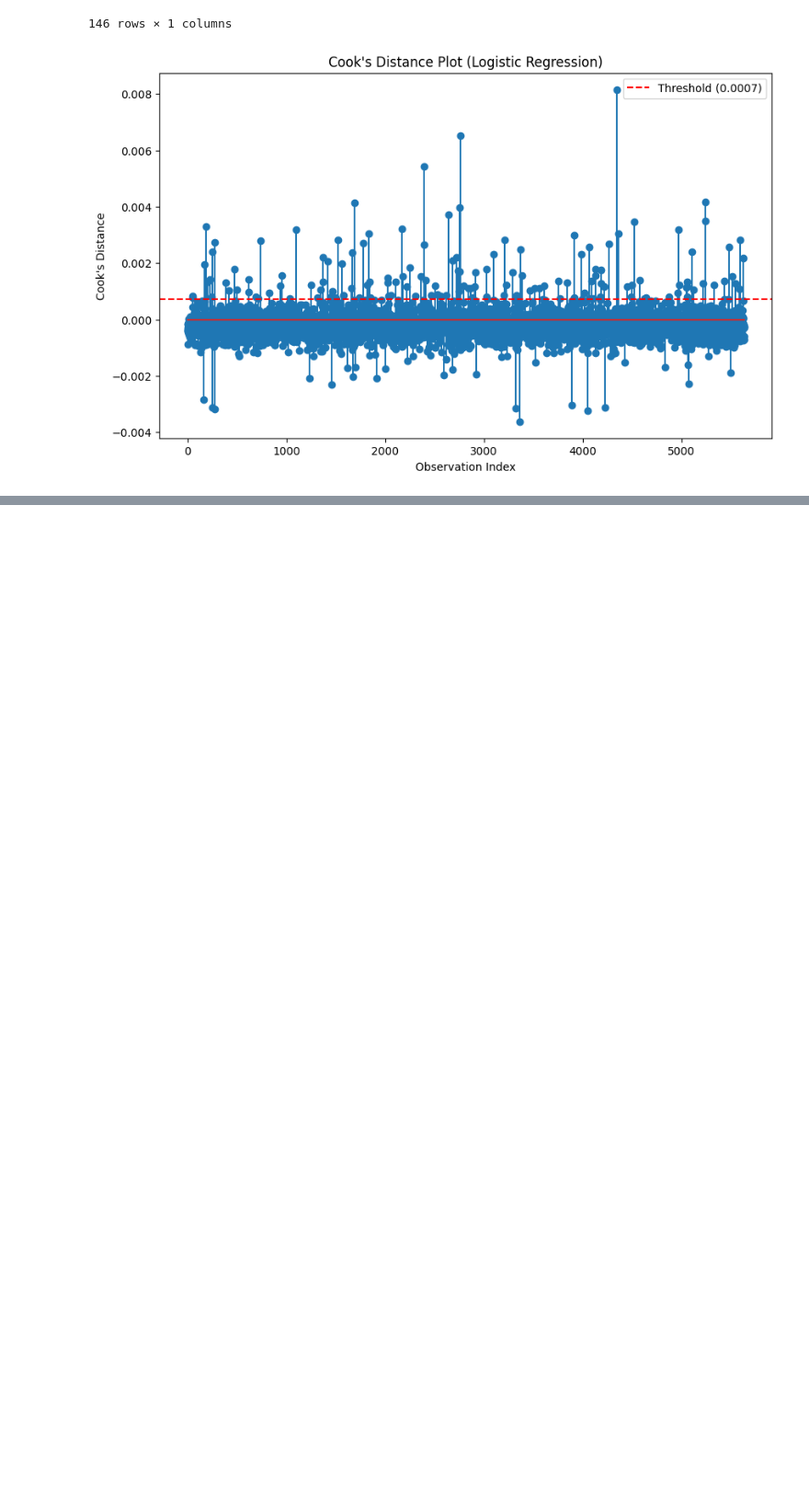
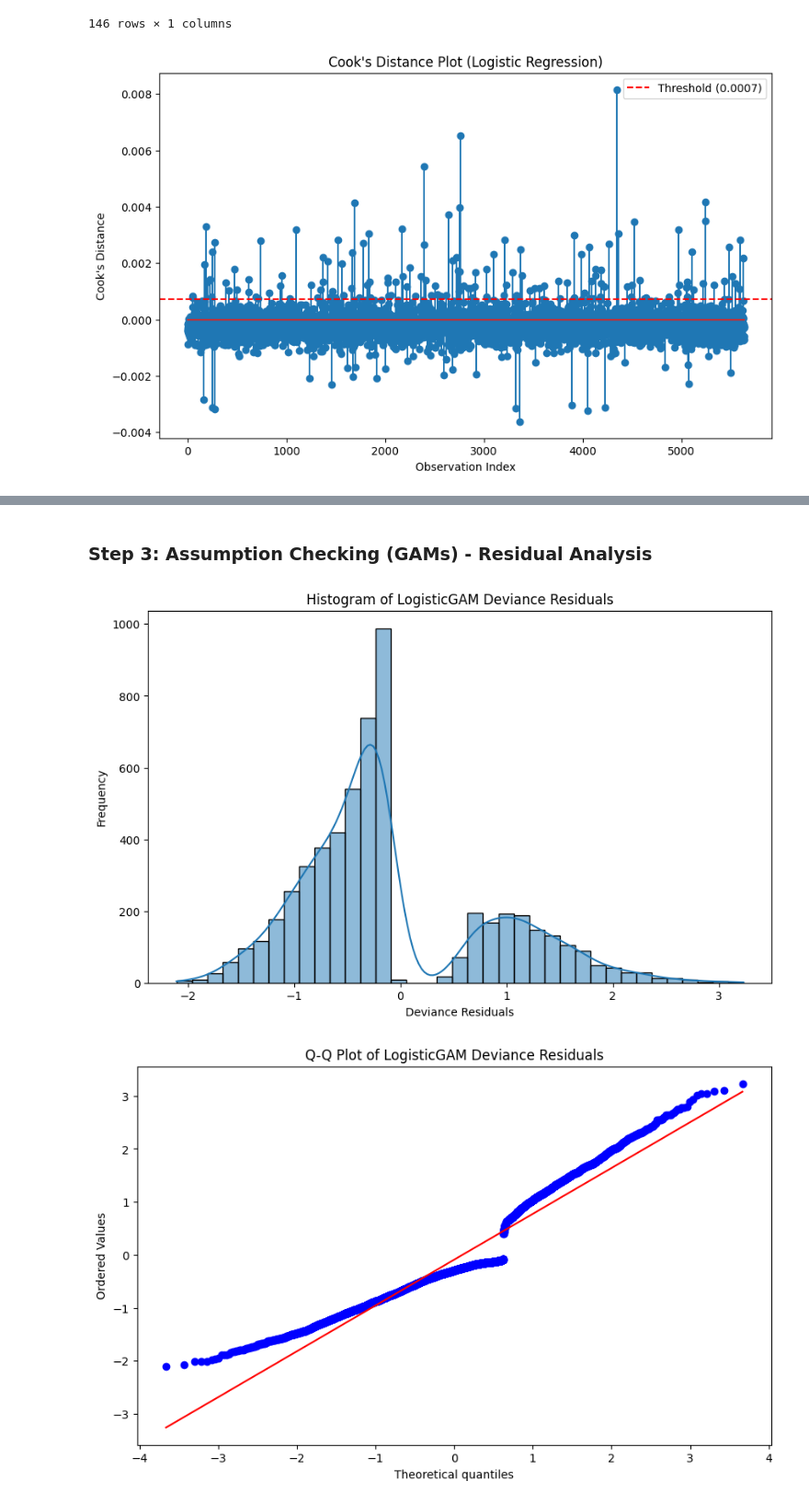
Before and after one commit to TiffanyDegbotse/XAI_assignment2, a Jupyter notebook: template.ipynb, the cells around one changed output, grey strips where cells are left out. Shown at 92% size. Cells and saved outputs as stored; diff of their text form; code cells hidden in the pictures; blank space fills up the shorter version.

```diff
--- a/template.ipynb
+++ b/template.ipynb
@@ -657,0 +749,36 @@ Influential Outliers (Cook's Distance):
+# %% [markdown]
+### Step 3: Assumption Checking (GAMs) - Residual Analysis
+# %%
+# Calculate residuals for the LogisticGAM on the training data
+# pygam provides different types of residuals, let's use deviance residuals
+gam_residuals = gam.deviance_residuals(X_train_scaled, Y_train_numeric)
+
+# Plot histogram of residuals
+plt.figure(figsize=(10, 6))
+sns.histplot(gam_residuals, kde=True)
+plt.title('Histogram of LogisticGAM Deviance Residuals')
+plt.xlabel('Deviance Residuals')
+plt.ylabel('Frequency')
+plt.show()
+
+# Create Q-Q plot of residuals
+plt.figure(figsize=(10, 6))
+stats.probplot(gam_residuals, dist="norm", plot=plt) # Using normal distribution as a reference for Q-Q plot
+plt.title('Q-Q Plot of LogisticGAM Deviance Residuals')
+plt.show()
+
+# We can also check for patterns in residuals vs fitted values
+# Get fitted values (predicted probabilities)
+gam_fitted_probabilities = gam.predict_proba(X_train_scaled)
+
+# Plot residuals vs fitted values
+plt.figure(figsize=(10, 6))
+sns.scatterplot(x=gam_fitted_probabilities, y=gam_residuals)
+plt.axhline(y=0, color='r', linestyle='--')
+plt.xlabel('Fitted Probabilities')
+plt.ylabel('Deviance Residuals')
+plt.title('Deviance Residuals vs Fitted Probabilities')
+plt.show()
+# %% [output]
+[figure, added]
+[figure, added]
```
Also changed, not shown: parts of 21 cells of this notebook.
